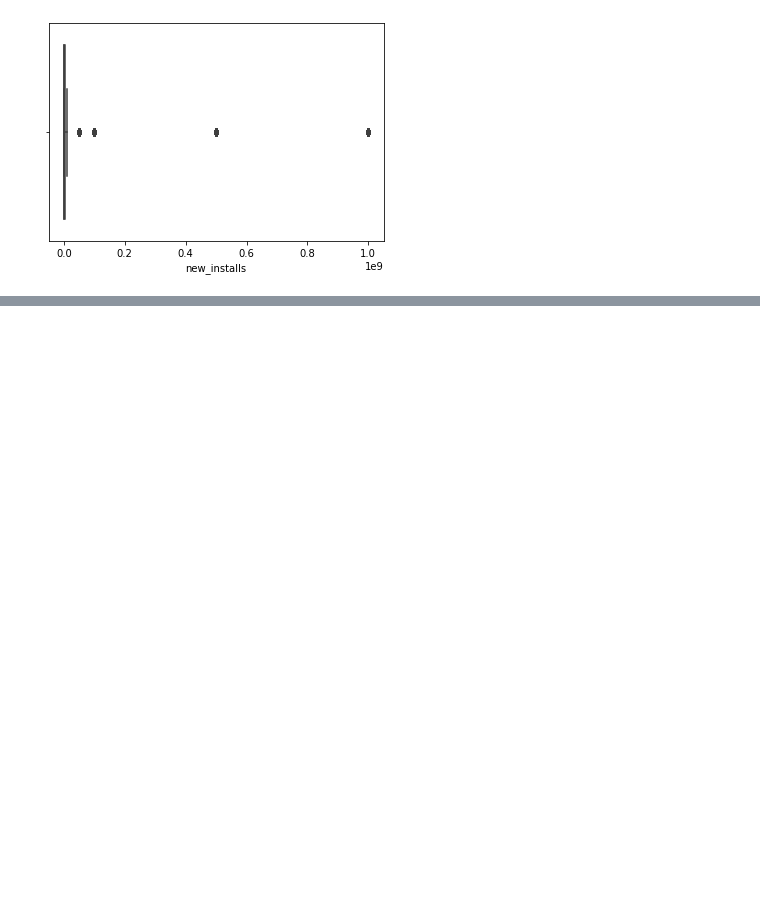
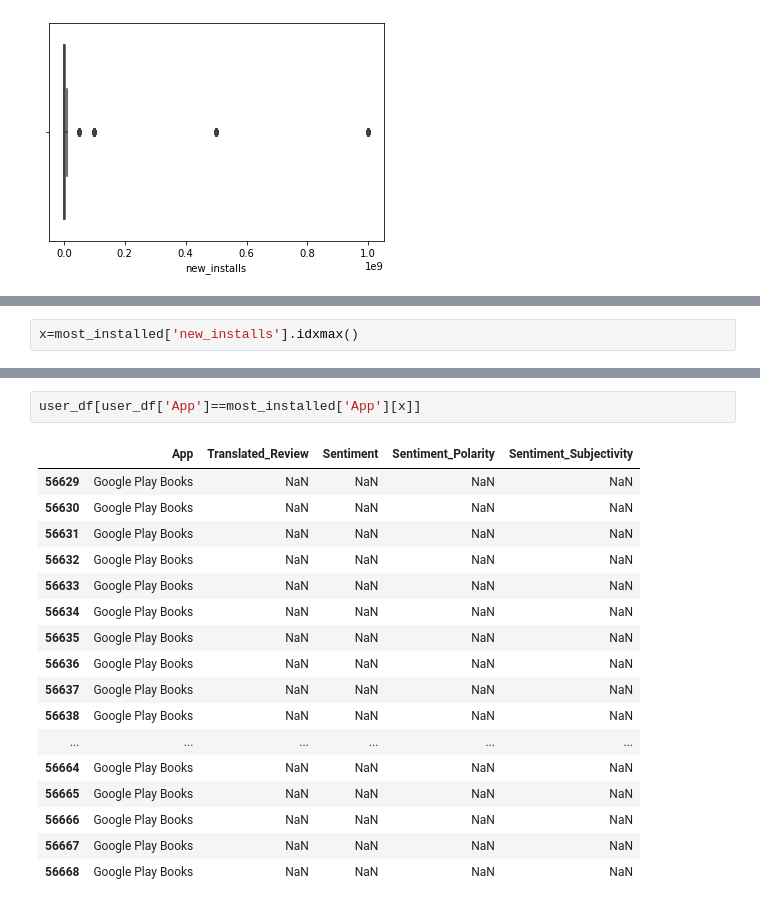
Before and after one commit to yagnik99/Play-Store-apps-data-analysis, a Jupyter notebook: Yagnik_Pandya_Team_2_Capstone_Project_1.ipynb, the cells around one changed output, grey strips where cells are left out. Saved outputs shown, nothing was run; the diff lists cells and outputs as text; blank space fills up the shorter version.

```diff
--- a/Yagnik_Pandya_Team_2_Capstone_Project_1.ipynb
+++ b/Yagnik_Pandya_Team_2_Capstone_Project_1.ipynb
@@ -142,0 +217,2 @@ sns.boxplot(apps_df['new_installs'])
+# %%
+x=most_installed['new_installs'].idxmax()
@@ -142,0 +237,20 @@ sns.boxplot(apps_df['new_installs'])
+# %%
+user_df[user_df['App']==most_installed['App'][x]]
+# %% [output]
+|  | App | Translated_Review | Sentiment | Sentiment_Polarity | Sentiment_Subjectivity |
+| 56629 | Google Play Books | NaN | NaN | NaN | NaN |
+| 56630 | Google Play Books | NaN | NaN | NaN | NaN |
+| 56631 | Google Play Books | NaN | NaN | NaN | NaN |
+| 56632 | Google Play Books | NaN | NaN | NaN | NaN |
+| 56633 | Google Play Books | NaN | NaN | NaN | NaN |
+| 56634 | Google Play Books | NaN | NaN | NaN | NaN |
+| 56635 | Google Play Books | NaN | NaN | NaN | NaN |
+| 56636 | Google Play Books | NaN | NaN | NaN | NaN |
+| 56637 | Google Play Books | NaN | NaN | NaN | NaN |
+| 56638 | Google Play Books | NaN | NaN | NaN | NaN |
+| ... | ... | ... | ... | ... | ... |
+| 56664 | Google Play Books | NaN | NaN | NaN | NaN |
+| 56665 | Google Play Books | NaN | NaN | NaN | NaN |
+| 56666 | Google Play Books | NaN | NaN | NaN | NaN |
+| 56667 | Google Play Books | NaN | NaN | NaN | NaN |
+| 56668 | Google Play Books | NaN | NaN | NaN | NaN |
```
Also changed, not shown: parts of 26 cells of this notebook.
